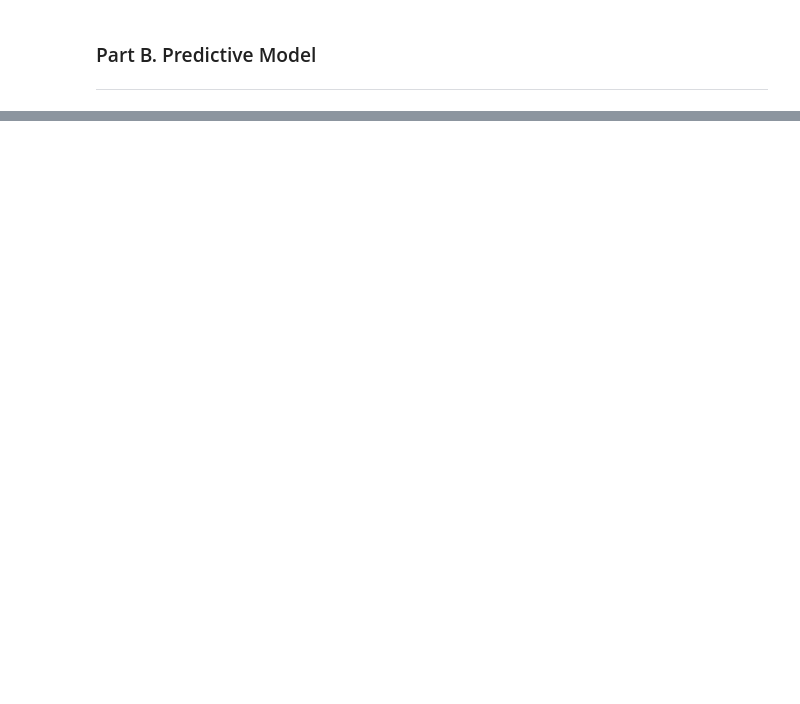
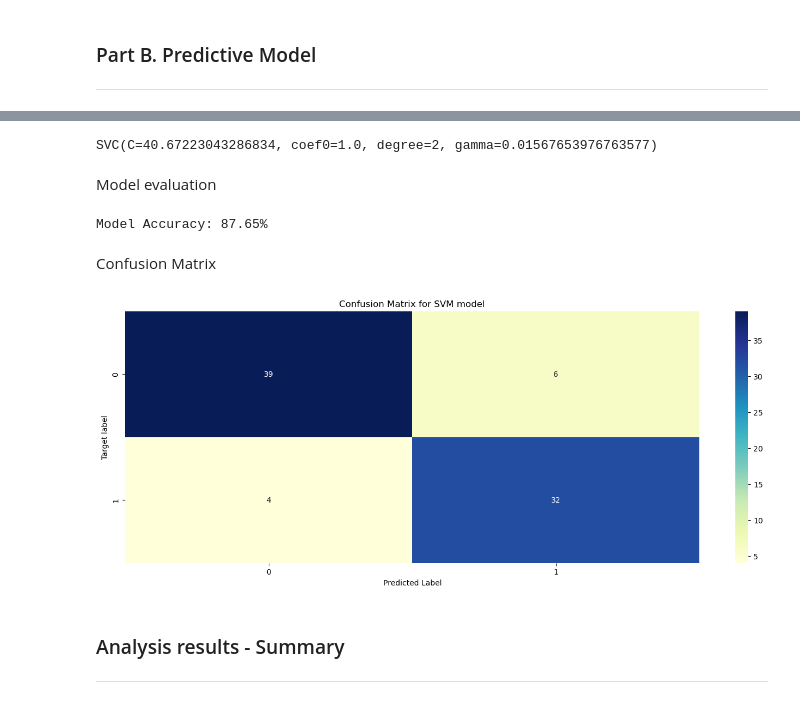
Before and after one commit to SyNikolai/HeartDiseaseML, a Jupyter notebook: heartdisease.ipynb, the cells around one changed output, grey strips where cells are left out. Cells and saved outputs as stored; diff of their text form; code cells hidden in the pictures; blank space fills up the shorter version.

```diff
--- a/heartdisease.ipynb
+++ b/heartdisease.ipynb
@@ -364,0 +409,14 @@ Support Vector Machines (SVMs) are a popular choice for binary classification pr
+# %%
+# Model hyperparameters
+param_space = {
+    "C": Real(0.1, 200.0, "log-uniform"),
+    "gamma": Real(0.001, 1.0, "log-uniform"),
+    "degree": Integer(2, 5),
+    "coef0": Real(-1.0, 1.0)
+}
+
+# Initialize the Bayesian Optimization using skopt
+optimizer = BayesSearchCV(svm, param_space, n_iter=25, random_state=42, cv=5, n_jobs=-1)
+
+# Perform the Bayesian Optimization
+optimizer.fit(X_train, y_train)
@@ -364,0 +429,39 @@ Support Vector Machines (SVMs) are a popular choice for binary classification pr
+# %%
+# Unpacking the best hyperparameters
+C = optimizer.best_params_["C"]
+coef0 = optimizer.best_params_["coef0"]
+degree = optimizer.best_params_["degree"]
+gamma =optimizer.best_params_["gamma"]
+# %%
+# Optimised SVM
+optimized_svm = SVC(C=C, coef0=coef0, degree=degree, gamma=gamma)
+optimized_svm.fit(X_train, y_train)
+# %% [output]
+SVC(C=40.67223043286834, coef0=1.0, degree=2, gamma=0.01567653976763577)
+# %% [markdown]
+Model evaluation
+# %%
+# Evaluate the classifier on the testing set
+y_pred = optimized_svm.predict(X_test)
+acc = accuracy_score(y_test, y_pred)
+print(f"Model Accuracy: {100*acc:.2f}%")
+# %% [output]
+Model Accuracy: 87.65%
+# %% [markdown]
+Confusion Matrix
+# %%
+# Compute the confusion matrix
+cm = confusion_matrix(y_test, y_pred)
+
+# Plot confusion matrix with seaborn heatmap
+plt.figure(figsize=[17,6])
+sns.heatmap(cm, annot=True, cmap="YlGnBu", fmt="g")
+plt.xlabel("Predicted Label")
+plt.ylabel("Target label")
+plt.title("Confusion Matrix for SVM model")
+plt.show()
+# %% [output]
+[figure, added]
+# %% [markdown]
+### Analysis results - Summary
+***
```
Also changed, not shown: parts of 12 cells of this notebook.
